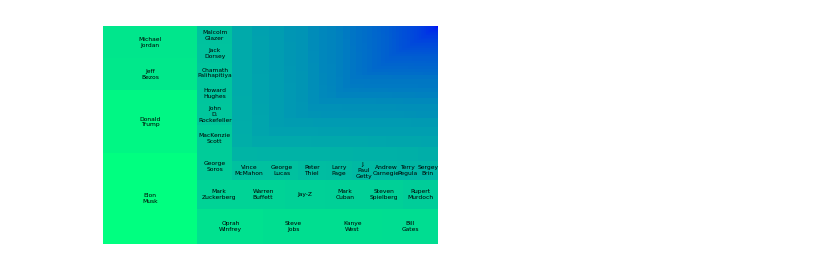
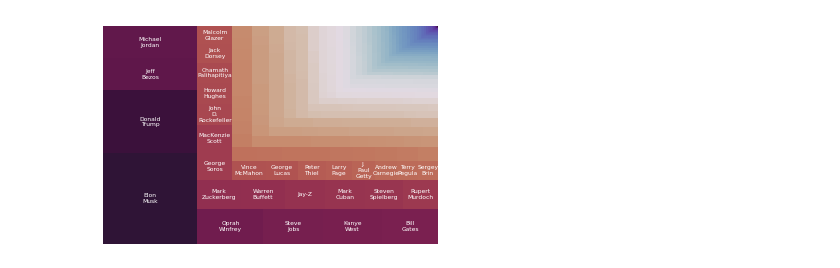
Before and after one commit to olincollege/illuminatimap, a Jupyter notebook: treemap.ipynb, the cells around one changed output. Cells and saved outputs as stored; diff of their text form; code cells hidden in the pictures.

```diff
--- a/treemap.ipynb
+++ b/treemap.ipynb
@@ -1,5 +1,6 @@
 # %%
 import matplotlib.pyplot as plt
+import plotly.graph_objects as go
 import squarify
 import pandas as pd
 import pickle
@@ -15,22 +16,23 @@ data['person'] = [name.replace(' ', '\n') for name in links_dict.keys()]
 first_29 = data['person'][0:29]
 data['person'] = [' ' for _ in range(len(links_dict.keys()))]
 data['person'][0:29] = first_29
+
 # names = list(links_dict.keys())[0:25]
 # for index, name in enumerate(names):
 #     data['person'][index] = name.replace(' ', '\n')
 # data['person'][0:25] = names
 # print(data['person'][0:25])
 
-
-
 df = pd.DataFrame(data)
-
-norm = matplotlib.colors.LogNorm(vmin=min(df.views), vmax=max(df.views))
-colors = [matplotlib.cm.winter(norm(value)) for value in df.views]
-
-# plot it
-squarify.plot(sizes=df['views'], label=df['person'], alpha=1, text_kwargs={'fontsize':6}, color=colors)
-plt.axis('off')
-plt.show()
-# %% [output]
-[figure, removed]
+# %%
+
+norm = matplotlib.colors.LogNorm(vmin=min(df.views), vmax=max(df.views))
+colors = [matplotlib.cm.twilight_shifted(norm(value)) for value in df.views]
+
+# plot it
+squarify.plot(sizes=df['views'], label=df['person'], alpha=1, text_kwargs={'fontsize':6, 'color':'#FFFFFF'}, color=colors)
+plt.axis('off')
+
+plt.show()
+# %% [output]
+[figure, added]
```
